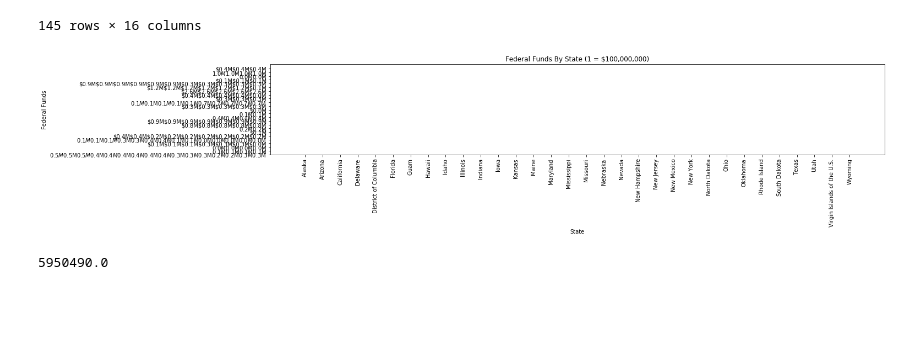
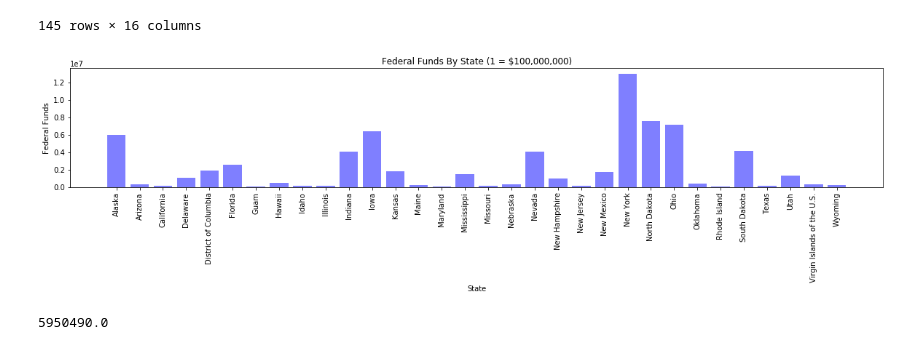
Before and after one commit to anPerger/project-1, a Jupyter notebook: Cleaning_Data_storms.ipynb, the cells around one changed output. Drawn from its saved outputs; the diff is of its cells as text; code cells hidden in the pictures; blank space fills up the shorter version.

```diff
--- a/Cleaning_Data_storms.ipynb
+++ b/Cleaning_Data_storms.ipynb
@@ -347,17 +347,17 @@ See the caveats in the documentation: https://pandas.pydata.org/pandas-docs/stab
 # %%
 no_il_funds = no_il.groupby("state_x")[["obligatedTotalAmount"]].sum()
 no_il_funds = no_il_funds.iloc[:,0]
 x_axis = np.arange(len(no_il_funds))
 tick_place = [value + 0.4 for value in x_axis]
 plt.figure(figsize=(20,3))
-plt.bar(x_axis, no_il_funds, color="b", alpha=0.00005, align="edge")
+plt.bar(x_axis, no_il_funds, color="b", alpha=0.5, align="edge")
 plt.xticks(tick_place, no_il_funds.index, rotation="vertical")
 plt.title("Federal Funds By State (1 = $100,000,000)")
 plt.xlabel("State")
 plt.ylabel("Federal Funds")
 plt.show()
 # %% [output]
-[figure, old version]
+[figure, new version]
 # %%
 alaska = funding_sum[funding_sum["state_x"] == "Alaska"]
 alaska["obligatedTotalAmount"].sum()
```
Also changed, not shown: 4 other files.
